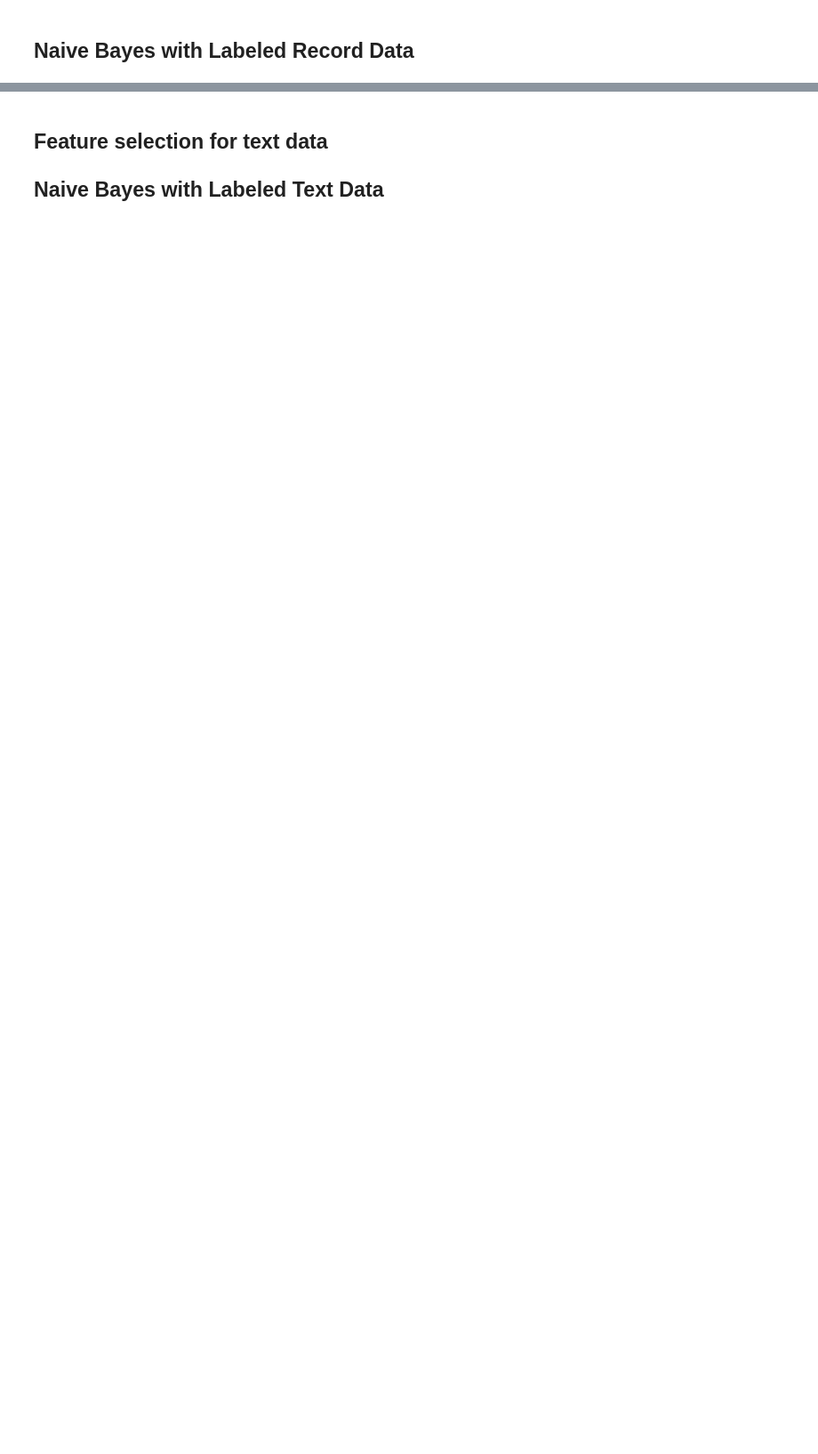
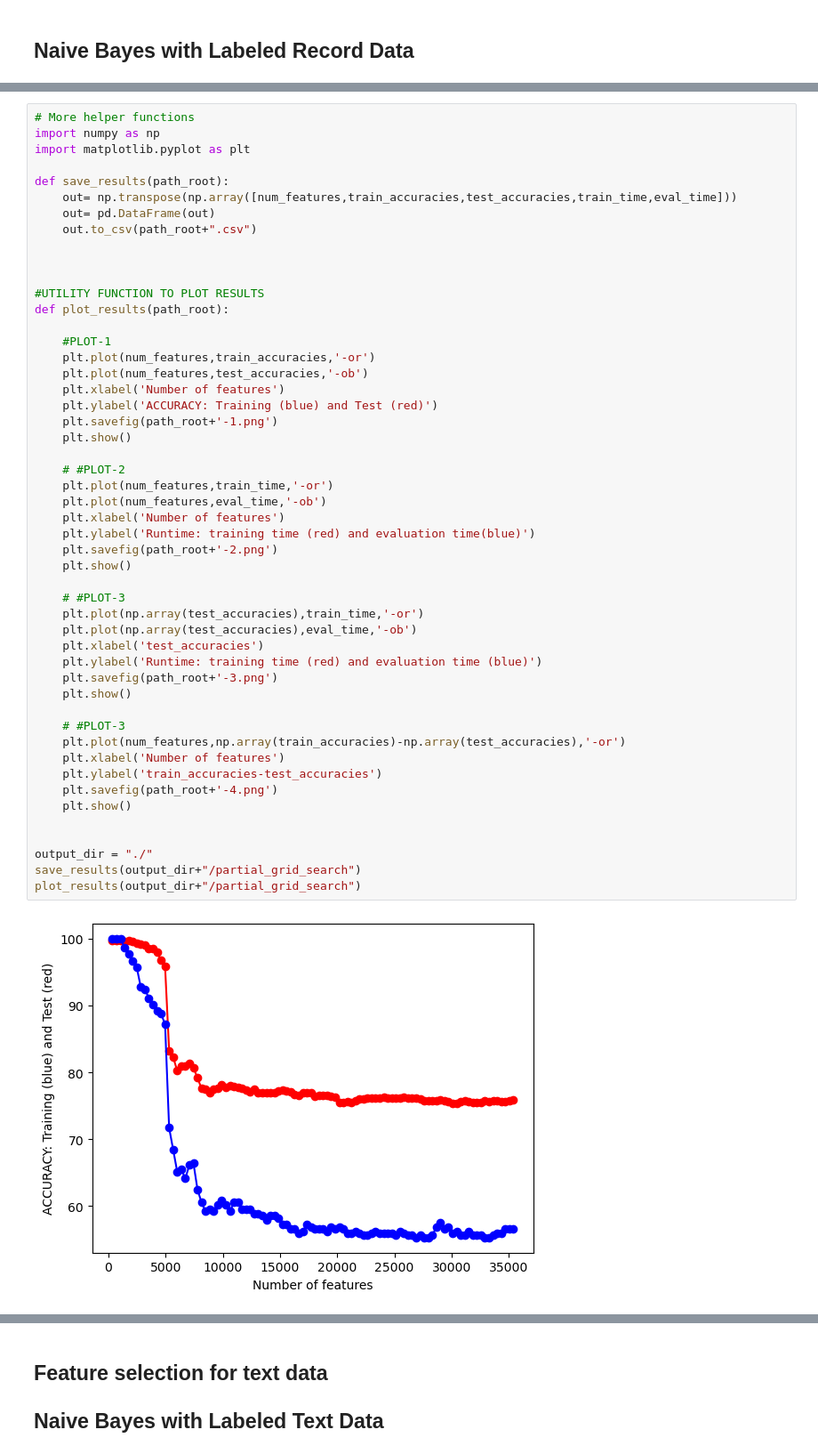
Before and after one commit to anly501/dsan-5000-project-corwindark, a Jupyter notebook: dsan-website/5000-website/naivebayes/naivebayes.ipynb, the cells around one changed output, grey strips where cells are left out. Shown at 89% size. Cells and saved outputs as stored; diff of their text form; blank space fills up the shorter version.

```diff
--- a/dsan-website/5000-website/naivebayes/naivebayes.ipynb
+++ b/dsan-website/5000-website/naivebayes/naivebayes.ipynb
@@ -42,0 +337,52 @@ train, validate = train_test_split(train, test_size = 0.177)
+# %%
+# More helper functions
+import numpy as np
+import matplotlib.pyplot as plt
+
+def save_results(path_root):
+    out= np.transpose(np.array([num_features,train_accuracies,test_accuracies,train_time,eval_time]))
+    out= pd.DataFrame(out)
+    out.to_csv(path_root+".csv")
+
+
+
+#UTILITY FUNCTION TO PLOT RESULTS
+def plot_results(path_root):
+
+    #PLOT-1
+    plt.plot(num_features,train_accuracies,'-or')
+    plt.plot(num_features,test_accuracies,'-ob')
+    plt.xlabel('Number of features')
+    plt.ylabel('ACCURACY: Training (blue) and Test (red)')
+    plt.savefig(path_root+'-1.png')
+    plt.show()
+
+    # #PLOT-2
+    plt.plot(num_features,train_time,'-or')
+    plt.plot(num_features,eval_time,'-ob')
+    plt.xlabel('Number of features')
+    plt.ylabel('Runtime: training time (red) and evaluation time(blue)')
+    plt.savefig(path_root+'-2.png')
+    plt.show()
+
+    # #PLOT-3
+    plt.plot(np.array(test_accuracies),train_time,'-or')
+    plt.plot(np.array(test_accuracies),eval_time,'-ob')
+    plt.xlabel('test_accuracies')
+    plt.ylabel('Runtime: training time (red) and evaluation time (blue)')
+    plt.savefig(path_root+'-3.png')
+    plt.show()
+
+    # #PLOT-3
+    plt.plot(num_features,np.array(train_accuracies)-np.array(test_accuracies),'-or')
+    plt.xlabel('Number of features')
+    plt.ylabel('train_accuracies-test_accuracies')
+    plt.savefig(path_root+'-4.png')
+    plt.show()
+
+
+output_dir = "./"
+save_results(output_dir+"/partial_grid_search")
+plot_results(output_dir+"/partial_grid_search")
+# %% [output]
+[figure, added]
```
Also changed, not shown: parts of 13 cells of this notebook, 6 other files.
